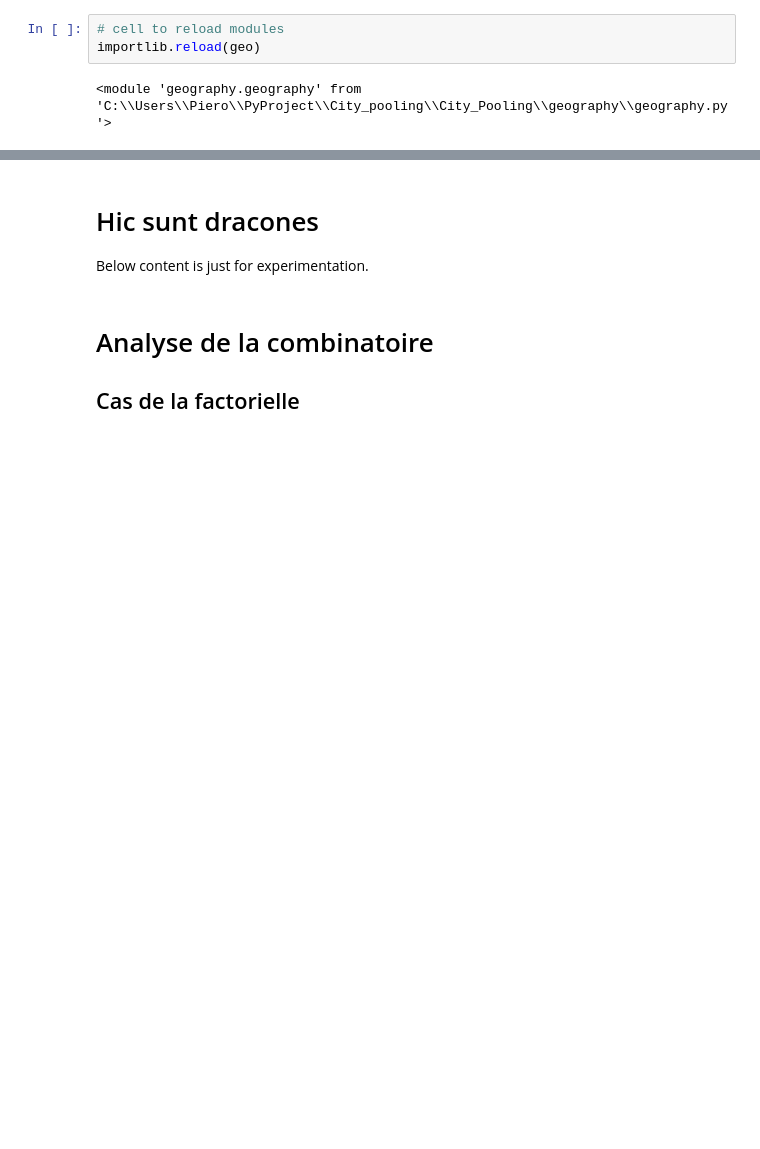
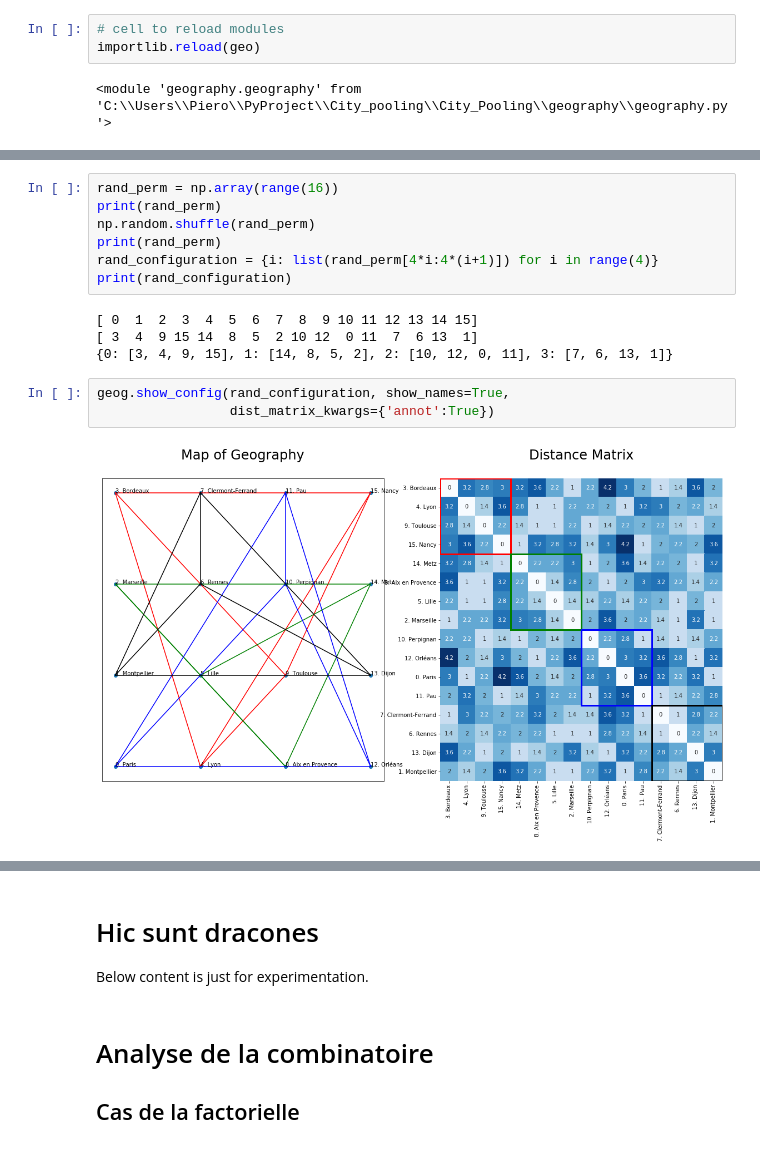
Before and after one commit to UltraDiuve/City_Pooling, a Jupyter notebook: City Pooling.ipynb, the cells around one changed output, grey strips where cells are left out. Cells and saved outputs as stored; diff of their text form; blank space fills up the shorter version.

```diff
--- a/City Pooling.ipynb
+++ b/City Pooling.ipynb
@@ -120,0 +158,16 @@ geog.show_config({0 : set([2,6,1]), 1: set([11,14,15]), 2: set([4,13,10])}, show
+# %%
+rand_perm = np.array(range(16))
+print(rand_perm)
+np.random.shuffle(rand_perm)
+print(rand_perm)
+rand_configuration = {i: list(rand_perm[4*i:4*(i+1)]) for i in range(4)}
+print(rand_configuration)
+# %% [output]
+[ 0  1  2  3  4  5  6  7  8  9 10 11 12 13 14 15]
+[ 3  4  9 15 14  8  5  2 10 12  0 11  7  6 13  1]
+{0: [3, 4, 9, 15], 1: [14, 8, 5, 2], 2: [10, 12, 0, 11], 3: [7, 6, 13, 1]}
+# %%
+geog.show_config(rand_configuration, show_names=True,
+                 dist_matrix_kwargs={'annot':True})
+# %% [output]
+[figure, added]
```
Also changed, not shown: parts of 15 cells of this notebook.
